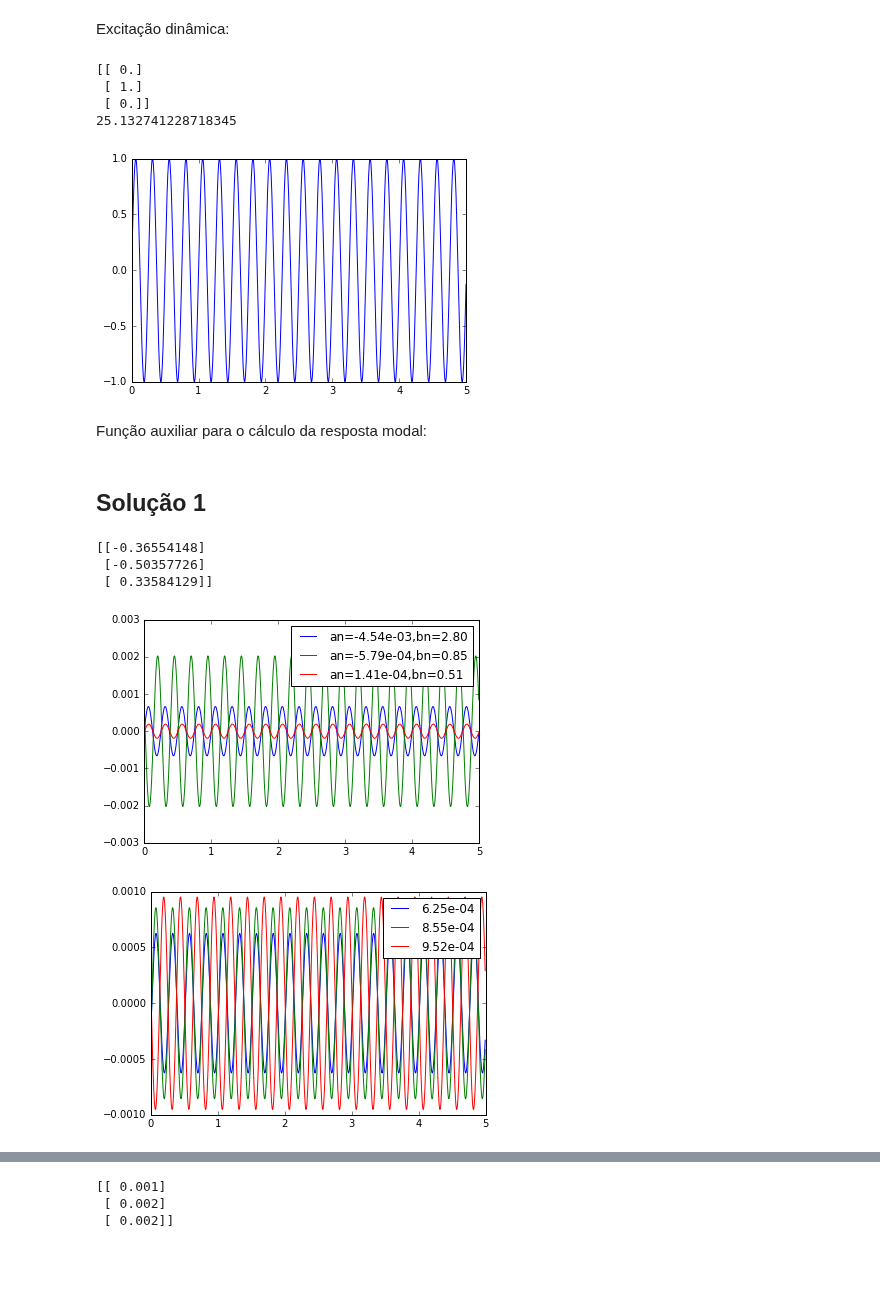
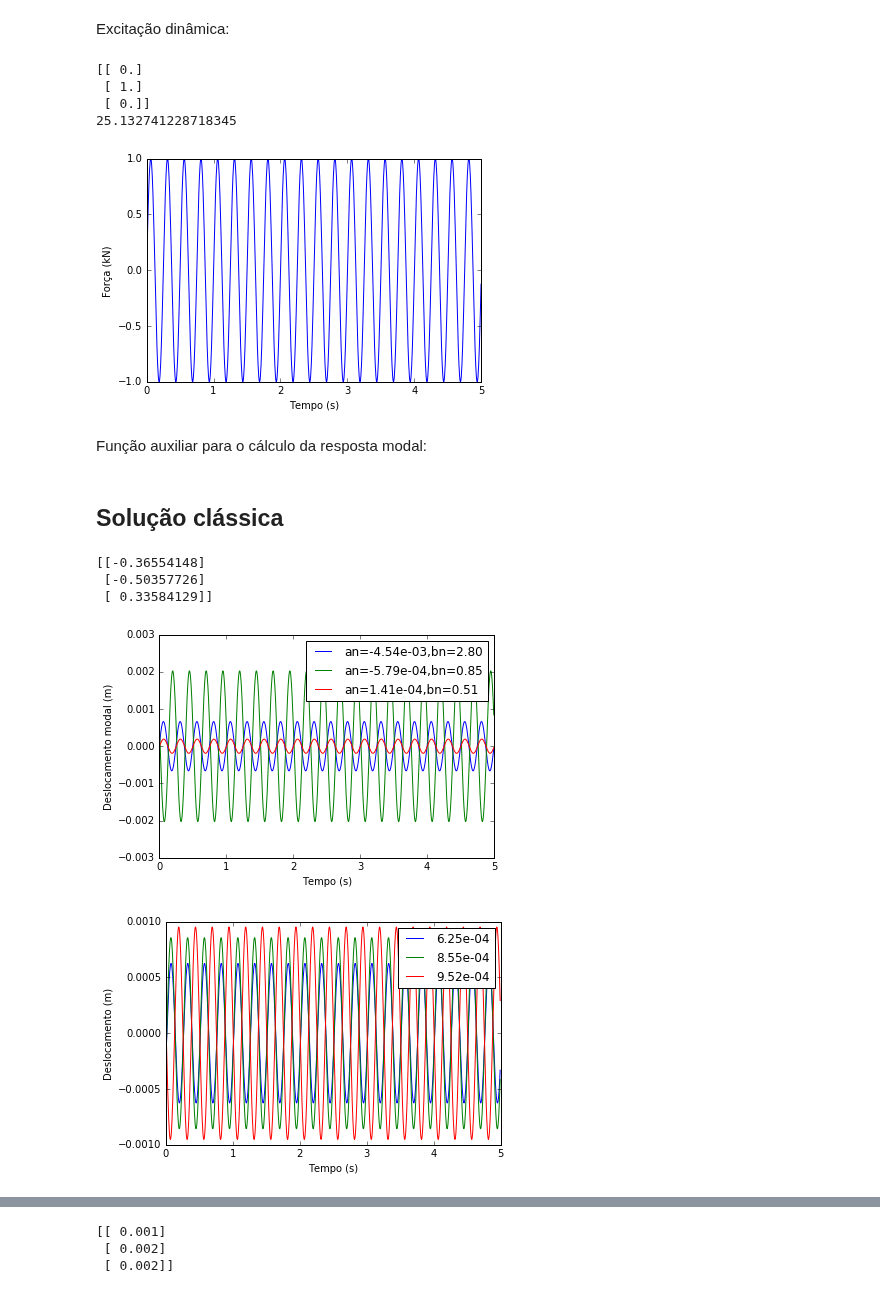
Before and after one commit to pxcandeias/py-notebooks, a Jupyter notebook: Exemplo.ipynb, the cells around one changed output, grey strips where cells are left out. Cells and saved outputs as stored; diff of their text form; code cells hidden in the pictures; blank space fills up the shorter version.

```diff
--- a/Exemplo.ipynb
+++ b/Exemplo.ipynb
@@ -175,22 +168,26 @@ print(Kn)
 [   80.45182758   869.02643341  2383.85507234]
 # %% [markdown]
 Excitação dinâmica:
+# %%
+sp = np.matrix([[0.], [1.], [0.]])
+wp = 2.*np.pi*4.
+print(sp)
+print(wp)
+# %% [output]
+[[ 0.]
+ [ 1.]
+ [ 0.]]
+25.132741228718345
 # %%
-sp = np.array([[0.], [1.], [0.]])
-print(sp)
-wp = 2.*np.pi*4.
-print(wp)
 tt = np.arange(1000)*0.005
 pt = np.sin(wp*tt)
 plt.figure()
 plt.plot(tt, pt)
+plt.xlabel('Tempo (s)')
+plt.ylabel('Força (kN)')
 plt.show()
 # %% [output]
-[[ 0.]
- [ 1.]
- [ 0.]]
-25.132741228718345
-[figure, old version]
+[figure, new version]
 # %% [markdown]
 Função auxiliar para o cálculo da resposta modal:
 # %%
@@ -199,10 +196,10 @@ def qn(amplitude, wp, beta, zn, tt):
     qn_t = amplitude * ((1.-beta**2)*np.sin(wp*tt)-2.*zn*beta*np.cos(wp*tt))/((1.-beta**2)**2+(2.*zn*beta)**2)
     return qn_t
 # %% [markdown]
-## Solução 1
+## Solução clássica
 # %%
-Gn = Fn.T@sp/Mn
-print(Gn[:,0])
+Gn = np.diag(1./Mn)@Fn.T@sp
+print(Gn)
 # %% [output]
 [[-0.36554148]
  [-0.50357726]
@@ -211,22 +208,26 @@ print(Gn[:,0])
 qn_t = []
 plt.figure()
 for n in range(3):
-    an = Gn[n,0]/Kn[n]
+    an = Gn[n]/Kn[n]
     bn = wp/Wn[n]
-    q = qn(an, wp, bn, 0.05, tt)
+    q = qn(an[0,0], wp, bn, 0.05, tt)
     qn_t.append(q)
-    plt.plot(tt, q, label='an={:.2e},bn={:.2f}'.format(an, bn))
+    plt.plot(tt, q, label='an={:.2e},bn={:.2f}'.format(an[0,0], bn))
 plt.legend()
+plt.xlabel('Tempo (s)')
+plt.ylabel('Deslocamento modal (m)')
 plt.show()
 # %% [output]
-[figure, old version]
+[figure, new version]
 # %%
 plt.figure()
 u_t = Fn@qn_t
 for n in range(3):
     plt.plot(tt, u_t[n].T, label='{:.2e}'.format(np.max(u_t[n])))
 plt.legend()
+plt.xlabel('Tempo (s)')
+plt.ylabel('Deslocamento (m)')
 plt.show()
 # %% [output]
-[figure, old version]
+[figure, new version]
 # %% [markdown]
```
Also changed, not shown: parts of 10 cells of this notebook.
